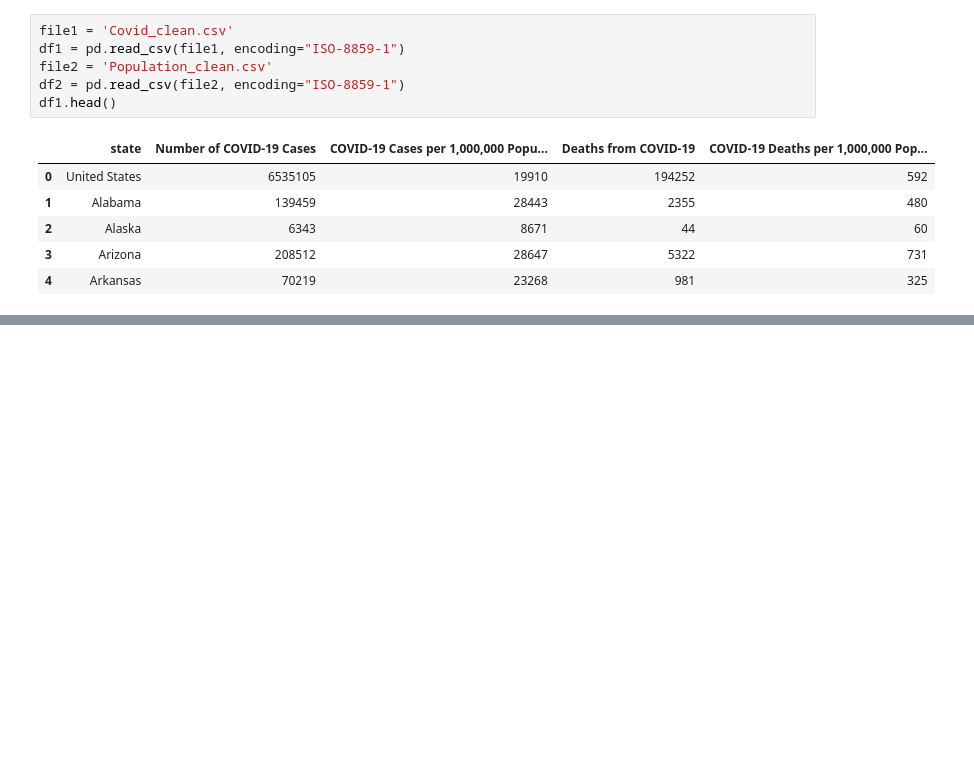
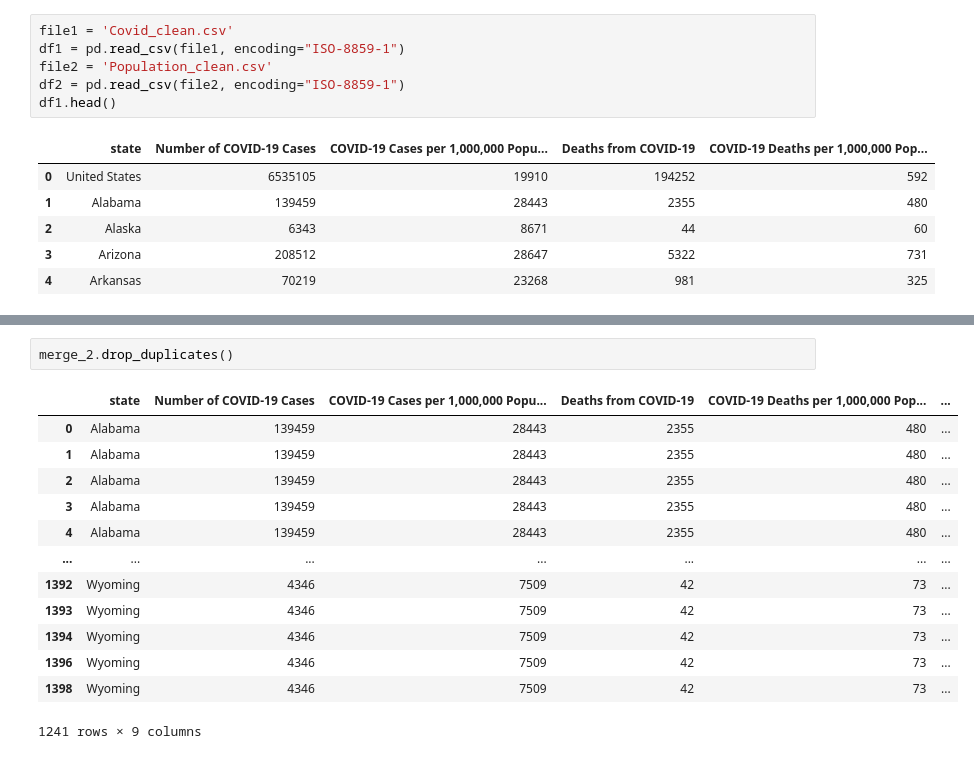
Before and after one commit to aijiezhao/ETL-Project, a Jupyter notebook: pop_covid_merge_aijie.ipynb, the cells around one changed output, grey strips where cells are left out. Saved outputs shown, nothing was run; the diff lists cells and outputs as text; blank space fills up the shorter version.

```diff
--- a/pop_covid_merge_aijie.ipynb
+++ b/pop_covid_merge_aijie.ipynb
@@ -47,0 +70,16 @@ merge_df
+# %%
+merge_2.drop_duplicates()
+# %% [output]
+|  | state | Number of COVID-19 Cases | COVID-19 Cases per 1,000,000 Popu... | Deaths from COVID-19 | COVID-19 Deaths per 1,000,000 Pop... | ... |
+| 0 | Alabama | 139459 | 28443 | 2355 | 480 | ... |
+| 1 | Alabama | 139459 | 28443 | 2355 | 480 | ... |
+| 2 | Alabama | 139459 | 28443 | 2355 | 480 | ... |
+| 3 | Alabama | 139459 | 28443 | 2355 | 480 | ... |
+| 4 | Alabama | 139459 | 28443 | 2355 | 480 | ... |
+| ... | ... | ... | ... | ... | ... | ... |
+| 1392 | Wyoming | 4346 | 7509 | 42 | 73 | ... |
+| 1393 | Wyoming | 4346 | 7509 | 42 | 73 | ... |
+| 1394 | Wyoming | 4346 | 7509 | 42 | 73 | ... |
+| 1396 | Wyoming | 4346 | 7509 | 42 | 73 | ... |
+| 1398 | Wyoming | 4346 | 7509 | 42 | 73 | ... |
+1241 rows × 9 columns
```
Also changed, not shown: parts of 4 cells of this notebook, 4 other files.
